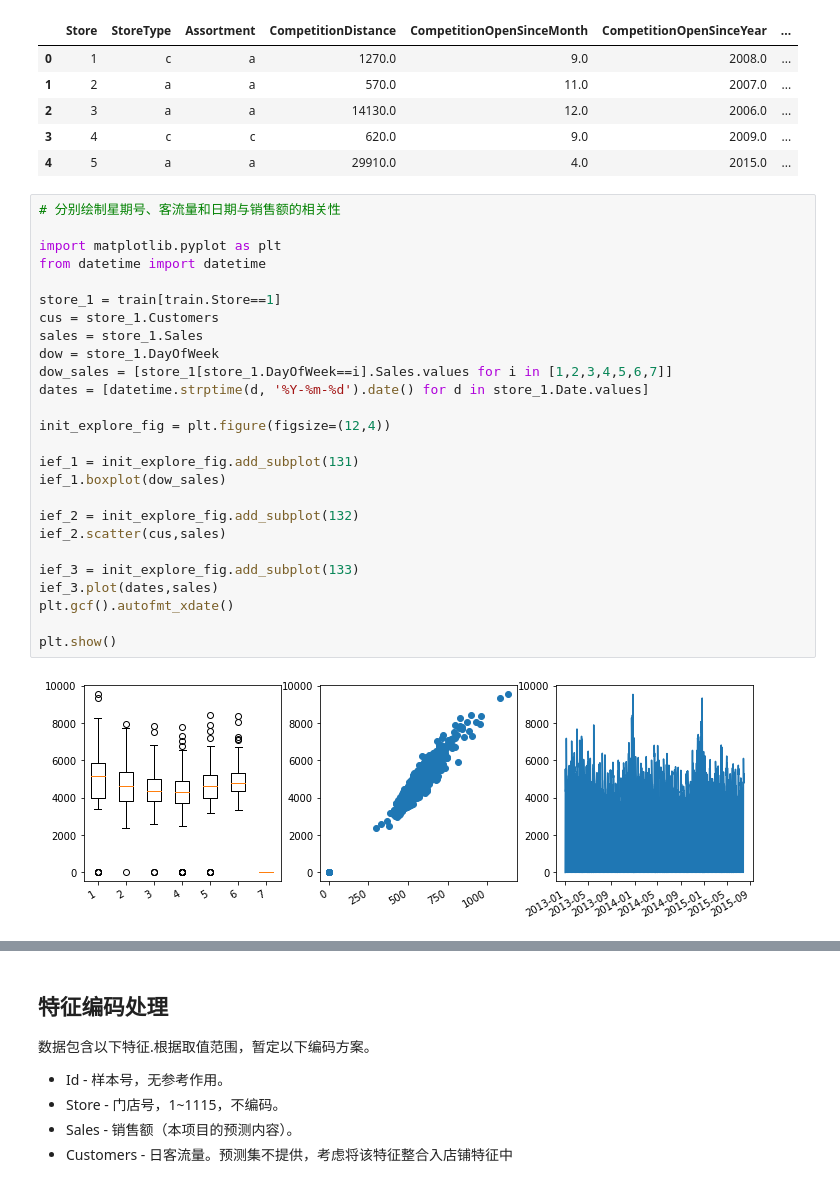
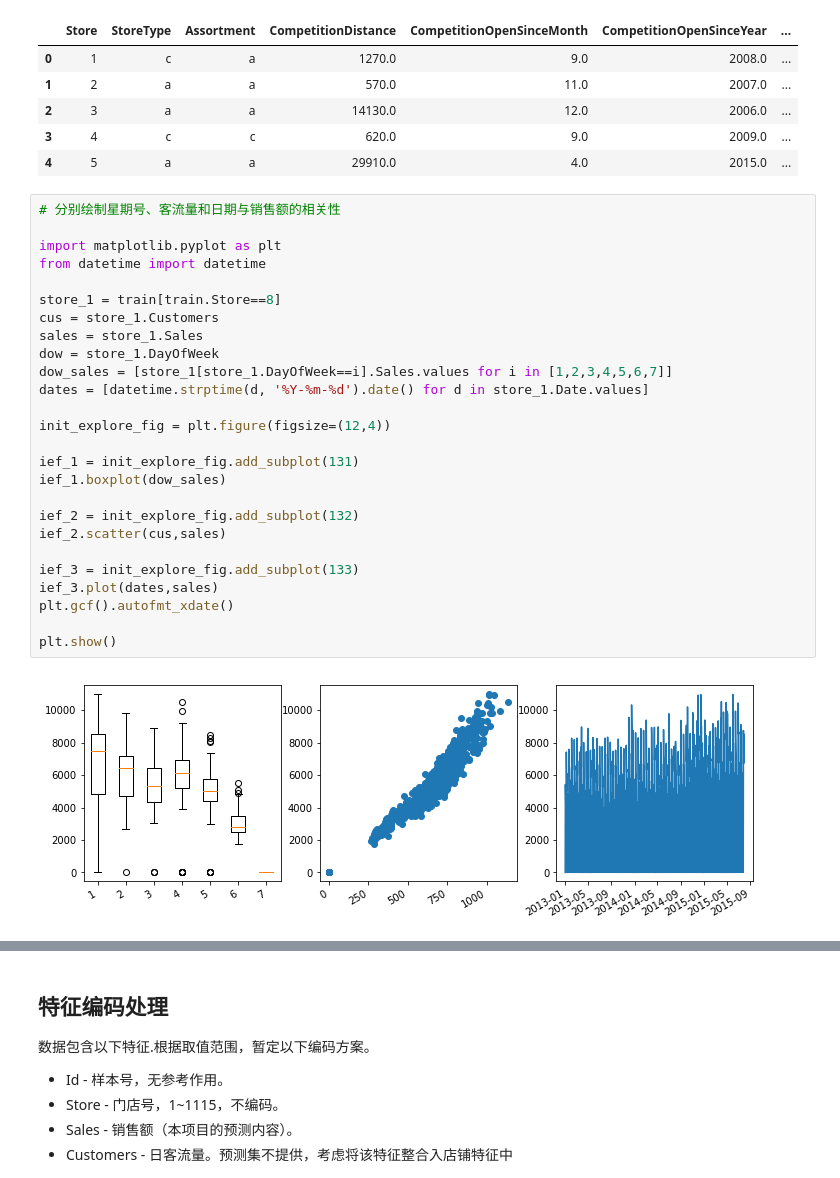
Before and after one commit to siyuanxu/Rossmann-Sales, a Jupyter notebook: First Glance.ipynb, the cells around one changed output, grey strips where cells are left out. Cells and saved outputs as stored; diff of their text form.

```diff
--- a/First Glance.ipynb
+++ b/First Glance.ipynb
@@ -32,28 +32,28 @@ store.head()
 # %%
 # 分别绘制星期号、客流量和日期与销售额的相关性
 
 import matplotlib.pyplot as plt
 from datetime import datetime
 
-store_1 = train[train.Store==1]
+store_1 = train[train.Store==8]
 cus = store_1.Customers
 sales = store_1.Sales
 dow = store_1.DayOfWeek
 dow_sales = [store_1[store_1.DayOfWeek==i].Sales.values for i in [1,2,3,4,5,6,7]]
 dates = [datetime.strptime(d, '%Y-%m-%d').date() for d in store_1.Date.values]
 
 init_explore_fig = plt.figure(figsize=(12,4))
 
 ief_1 = init_explore_fig.add_subplot(131)
 ief_1.boxplot(dow_sales)
 
 ief_2 = init_explore_fig.add_subplot(132)
 ief_2.scatter(cus,sales)
 
 ief_3 = init_explore_fig.add_subplot(133)
 ief_3.plot(dates,sales)
 plt.gcf().autofmt_xdate()
 
 plt.show()
 # %% [output]
-[figure, old version]
+[figure, new version]
```
Also changed, not shown: parts of 1 cell of this notebook, 15 other files.
